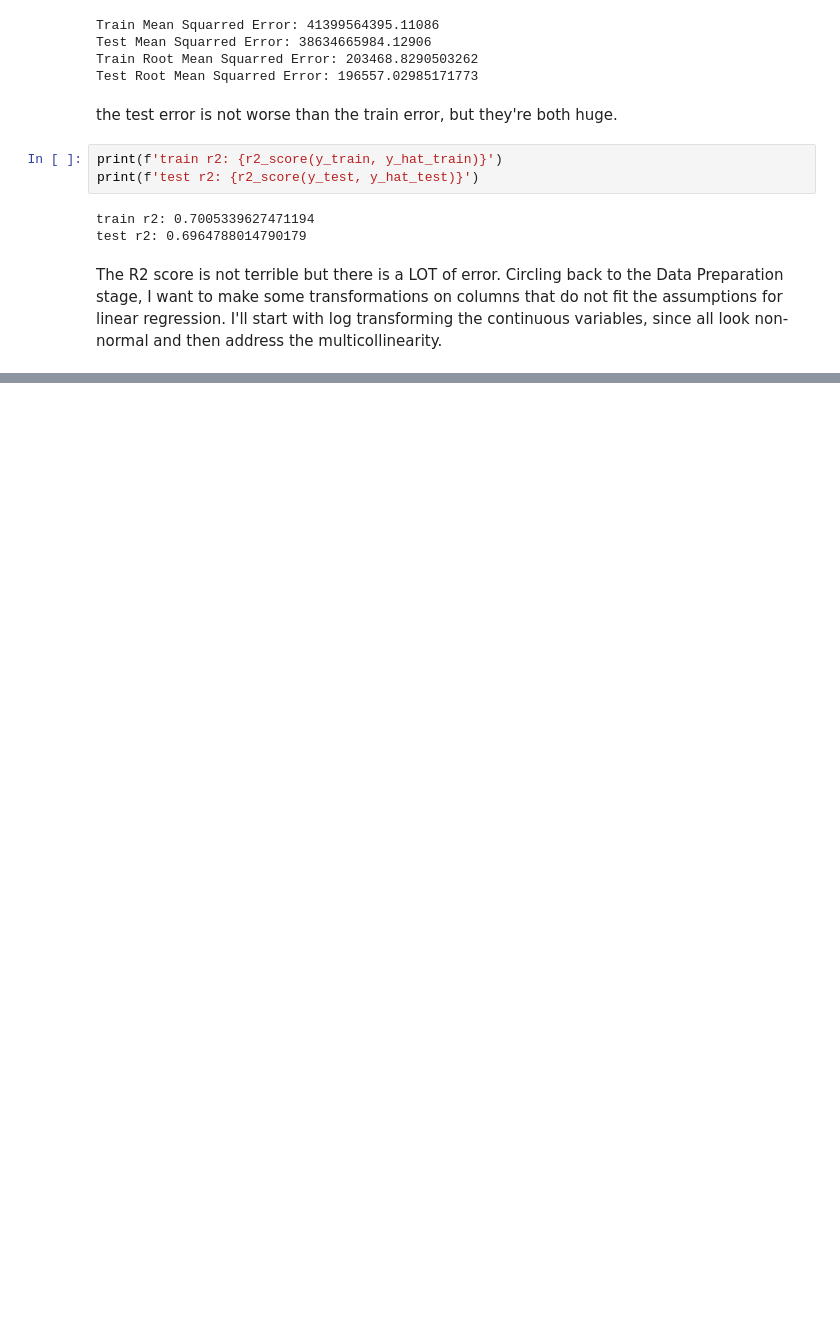
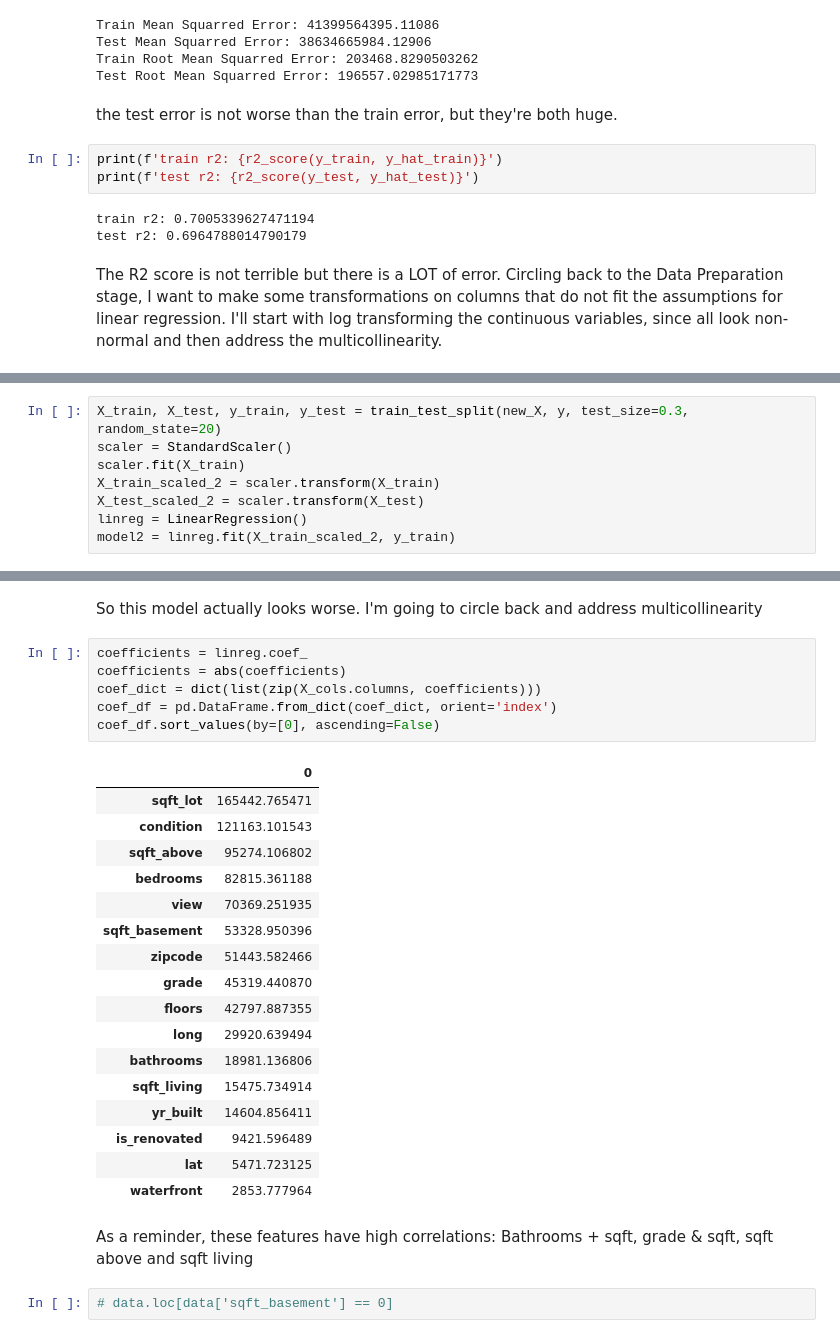
Before and after one commit to christisarv/linear-modeling-house-prices, a Jupyter notebook: Phase 2 Project Scratch Notebook.ipynb, the cells around one changed output, grey strips where cells are left out. Drawn from its saved outputs; the diff is of its cells as text; blank space fills up the shorter version.

```diff
--- a/Phase 2 Project Scratch Notebook.ipynb
+++ b/Phase 2 Project Scratch Notebook.ipynb
@@ -266,0 +185,8 @@ ValueError: supplied range of [-inf, 8.480529207044645] is not finite
+# %%
+X_train, X_test, y_train, y_test = train_test_split(new_X, y, test_size=0.3, random_state=20)
+scaler = StandardScaler()
+scaler.fit(X_train)
+X_train_scaled_2 = scaler.transform(X_train)
+X_test_scaled_2 = scaler.transform(X_test)
+linreg = LinearRegression()
+model2 = linreg.fit(X_train_scaled_2, y_train)
@@ -266,0 +214,30 @@ ValueError: supplied range of [-inf, 8.480529207044645] is not finite
+# %% [markdown]
+So this model actually looks worse. I'm going to circle back and address multicollinearity
+# %%
+coefficients = linreg.coef_
+coefficients = abs(coefficients)
+coef_dict = dict(list(zip(X_cols.columns, coefficients)))
+coef_df = pd.DataFrame.from_dict(coef_dict, orient='index')
+coef_df.sort_values(by=[0], ascending=False)
+# %% [output]
+|  | 0 |
+| sqft_lot | 165442.765471 |
+| condition | 121163.101543 |
+| sqft_above | 95274.106802 |
+| bedrooms | 82815.361188 |
+| view | 70369.251935 |
+| sqft_basement | 53328.950396 |
+| zipcode | 51443.582466 |
+| grade | 45319.440870 |
+| floors | 42797.887355 |
+| long | 29920.639494 |
+| bathrooms | 18981.136806 |
+| sqft_living | 15475.734914 |
+| yr_built | 14604.856411 |
+| is_renovated | 9421.596489 |
+| lat | 5471.723125 |
+| waterfront | 2853.777964 |
+# %% [markdown]
+As a reminder, these features have high correlations: Bathrooms + sqft, grade & sqft, sqft above and sqft living
+# %%
+# data.loc[data['sqft_basement'] == 0]
```
Also changed, not shown: parts of 35 cells of this notebook, 1 other file.
